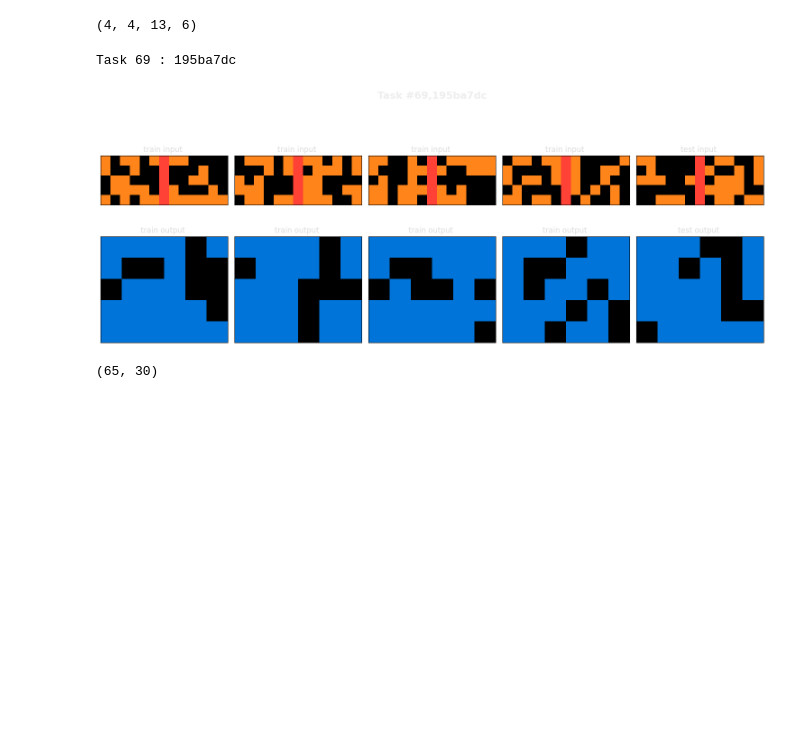
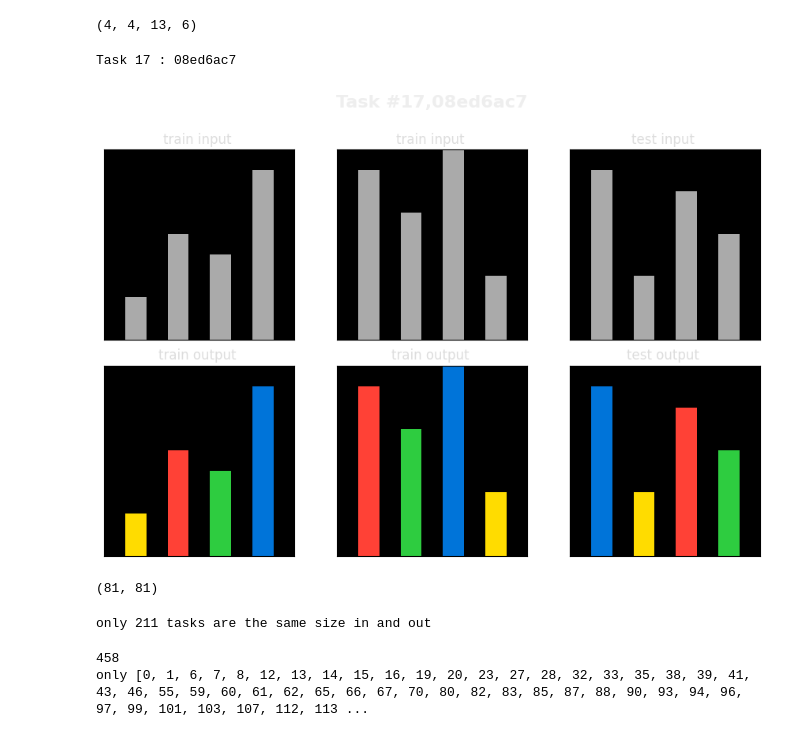
Before and after one commit to ZeroDTE/Arc_Prize, a Jupyter notebook: taks_visual.ipynb, the cells around one changed output. Drawn from its saved outputs; the diff is of its cells as text; code cells hidden in the pictures; blank space fills up the shorter version.

```diff
--- a/taks_visual.ipynb
+++ b/taks_visual.ipynb
@@ -343,13 +343,13 @@ def AreaOut(task):
         s =np.shape(y)[0] * np.shape(y)[1]
     return s
 # %%
-i = 69
+i = 17
 task= fast_task(i)
 fastPlot(i)
 AreaIn(task),AreaOut(task)
 # %% [output]
-Task 69 : 195ba7dc
+Task 17 : 08ed6ac7
-[figure, old version]
+[figure, new version]
-(65, 30)
+(81, 81)
 # %%
 def isSameSizeInOut(task):
@@ -358,0 +357,10 @@ is
+# %%
+counter = 0
+for i in range(len(training_data)):
+    task= fast_task(i)
+    if isSameSizeInOut(task):
+        counter += 1
+
+print("only",counter,"tasks are the same size in and out")
+# %% [output]
+only 211 tasks are the same size in and out
@@ -358,0 +370,11 @@ is
+# %%
+counter = []
+for i in range(len(training_data)):
+    task= fast_task(i)
+    if isSameColorsInOut(task):
+        counter.append(i)
+print(len(counter))
+print("only",counter,"tasks are the same colors in and out")
+# %% [output]
+458
+only [0, 1, 6, 7, 8, 12, 13, 14, 15, 16, 19, 20, 23, 27, 28, 32, 33, 35, 38, 39, 41, 43, 46, 55, 59, 60, 61, 62, 65, 66, 67, 70, 80, 82, 83, 85, 87, 88, 90, 93, 94, 96, 97, 99, 101, 103, 107, 112, 113 ...
```
Also changed, not shown: parts of 12 cells of this notebook.
